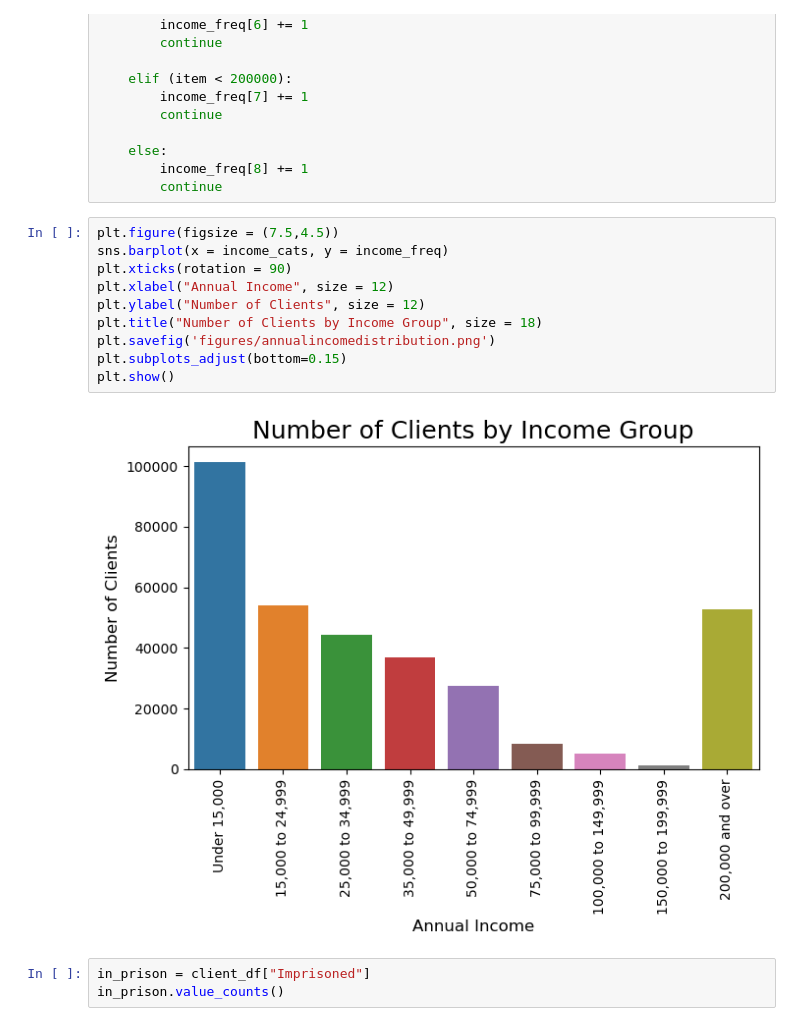
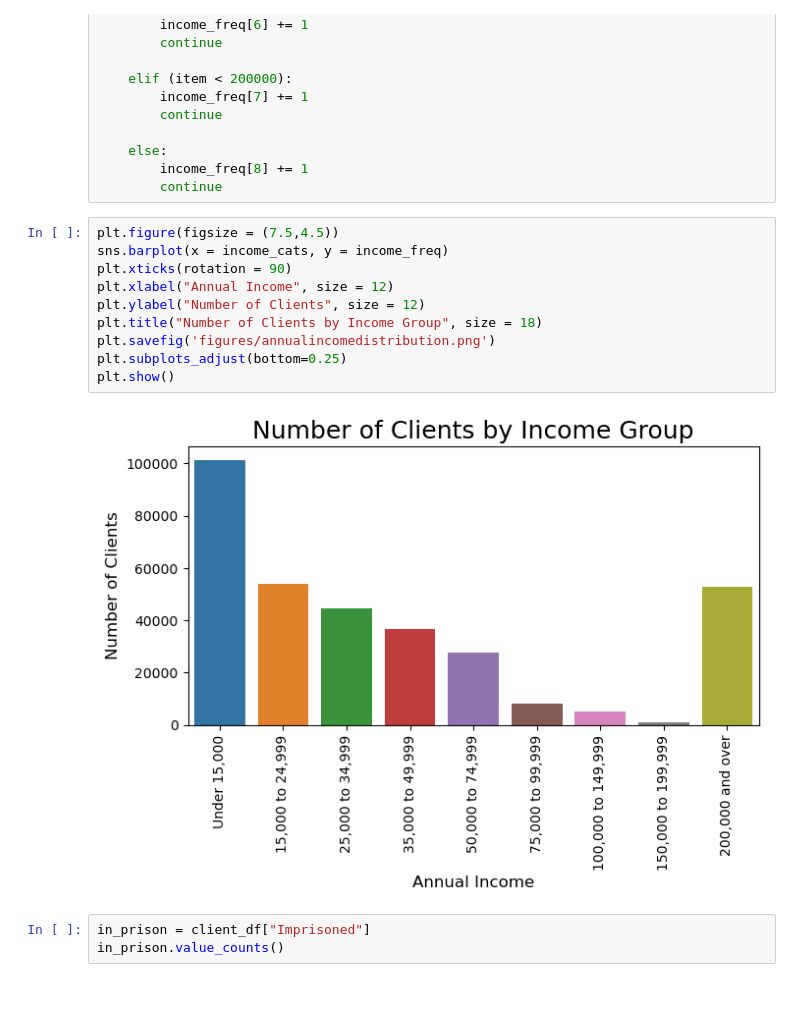
Before and after one commit to bvaduri255/unicornsdatafest, a Jupyter notebook: clientanalysis.ipynb, the cells around one changed output. Drawn from its saved outputs; the diff is of its cells as text; blank space fills up the shorter version.

```diff
--- a/clientanalysis.ipynb
+++ b/clientanalysis.ipynb
@@ -132,15 +134,15 @@ for item in annual_incomes:
 # %%
 plt.figure(figsize = (7.5,4.5))
 sns.barplot(x = income_cats, y = income_freq)
 plt.xticks(rotation = 90)
 plt.xlabel("Annual Income", size = 12)
 plt.ylabel("Number of Clients", size = 12)
 plt.title("Number of Clients by Income Group", size = 18)
 plt.savefig('figures/annualincomedistribution.png')
-plt.subplots_adjust(bottom=0.15)
+plt.subplots_adjust(bottom=0.25)
 plt.show()
 # %% [output]
-[figure, old version]
+[figure, new version]
 # %%
 in_prison = client_df["Imprisoned"]
 in_prison.value_counts()
```
Also changed, not shown: parts of 3 cells of this notebook, 4 other files.
